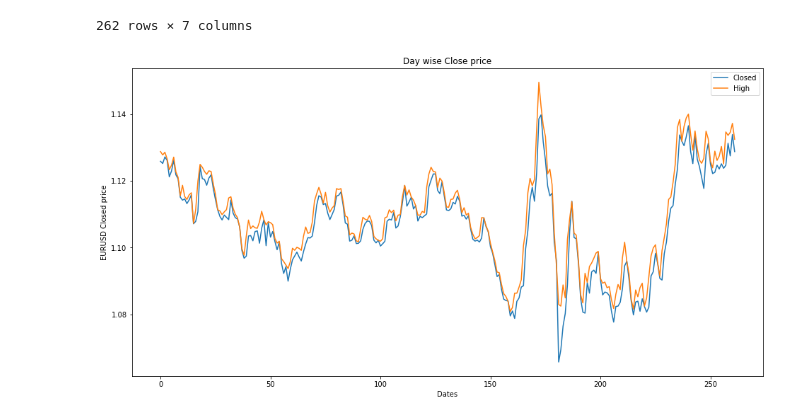
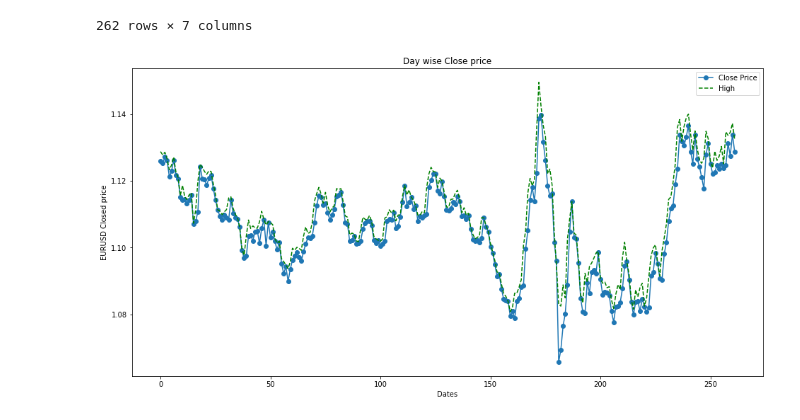
Before and after one commit to abidshafee/google.colaboratory_project, a Jupyter notebook: Matplotlib_features.ipynb, the cells around one changed output. Cells and saved outputs as stored; diff of their text form; code cells hidden in the pictures.

```diff
--- a/Matplotlib_features.ipynb
+++ b/Matplotlib_features.ipynb
@@ -28,12 +28,13 @@ df
 262 rows × 7 columns
 # %%
 plt.figure(figsize=(16,8))
-plt.plot(df['Close'])
-plt.plot(df['High'])
+plt.plot(df['Close'], marker='o', label = 'Close Price')
+plt.plot(df['High'], 'g--', label='High')
 plt.title('Day wise Close price')
 plt.xlabel('Dates')
 plt.ylabel('EURUSD Closed price')
-plt.legend(['Closed', 'High'])
+# plt.legend(['Closed', 'High'])
+plt.legend()
 plt.show()
 # %% [output]
-[figure, old version]
+[figure, new version]
```
